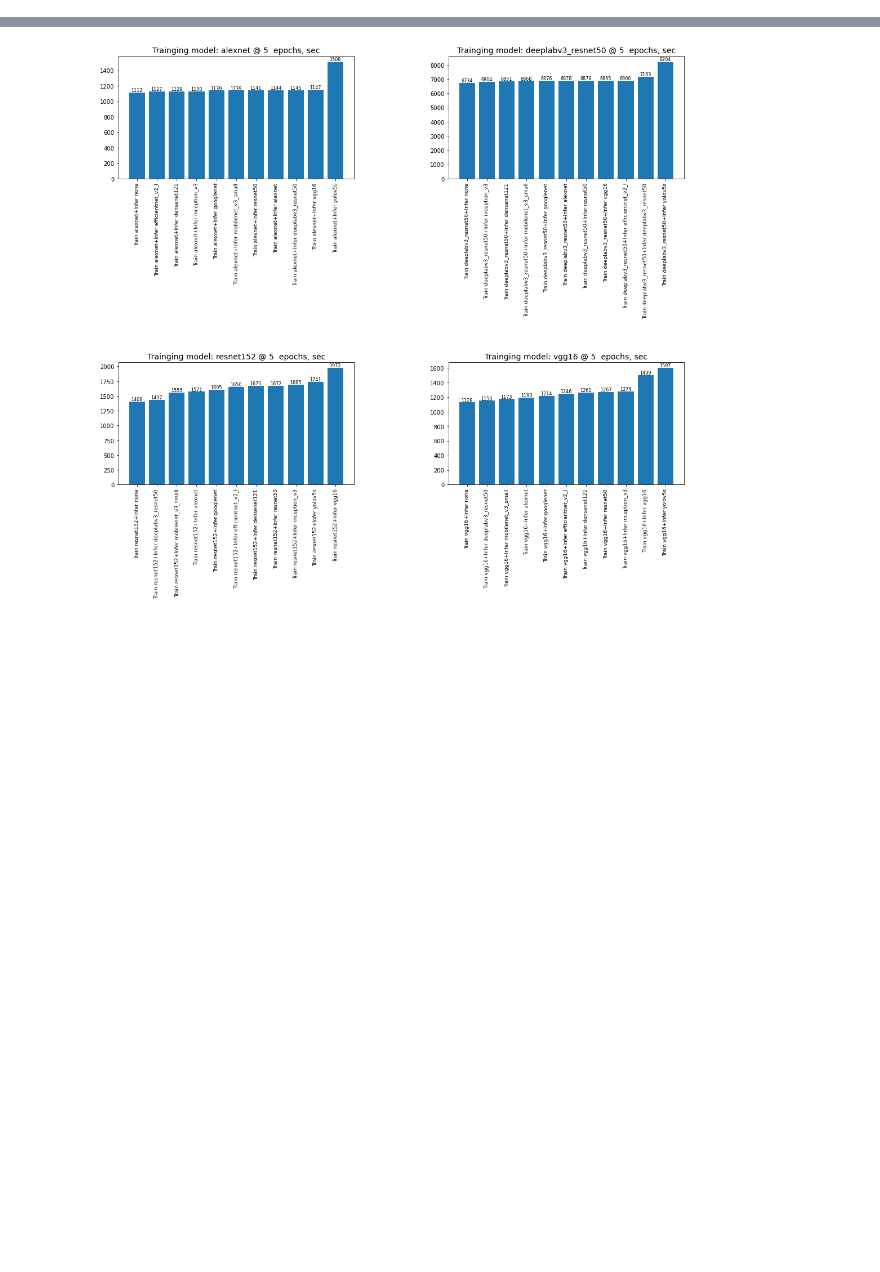
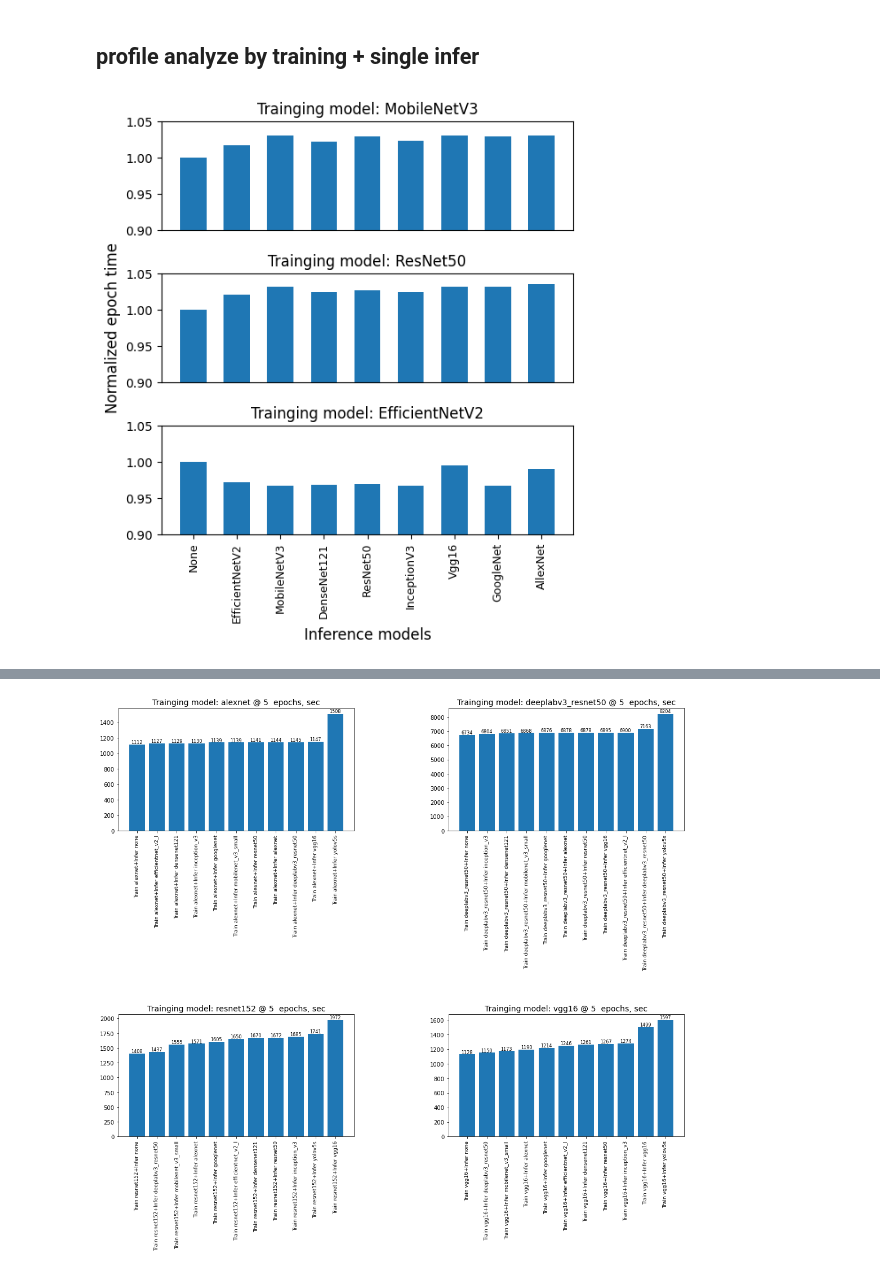
Before and after one commit to royliuyu/Corun-AI-client-server, a Jupyter notebook: script/plotting_training.ipynb, the cells around one changed output, grey strips where cells are left out. Drawn from its saved outputs; the diff is of its cells as text; code cells hidden in the pictures; blank space fills up the shorter version.

```diff
--- a/script/plotting_training.ipynb
+++ b/script/plotting_training.ipynb
@@ -0,0 +101,79 @@
+# %% [markdown]
+## profile analyze by training + single infer
+# %%
+### 2.2 normalized training opoch time
+import matplotlib.pyplot as plt
+import re
+import pandas as pd
+import numpy as np
+
+# file = '../result/log/profiler_log_20230211000401.csv'
+file = '../paper/data/training_duration_by_infer_model_profiler_log_20230414202419.csv'
+
+df = pd.read_csv(file)
+# train_models = np.unique(df['train_configure'])
+train_models=[
+    "{'arch': 'mobilenet_v3_small', 'workers': 1, 'epochs': 10, 'batch_size': 256, 'image_size': 224, 'device': 'cuda'}",\
+    "{'arch': 'resnet50', 'workers': 1, 'epochs': 10, 'batch_size': 64, 'image_size': 224, 'device': 'cuda'}",\
+    "{'arch': 'efficientnet_v2_l', 'workers': 1, 'epochs': 10, 'batch_size': 8, 'image_size': 224, 'device': 'cuda'}"
+       ]
+
+model_dict = {'none':'None', 'efficientnet_v2_l':'EfficientNetV2','mobilenet_v3_small':'MobileNetV3','densenet121':'DenseNet121', \
+            'resnet50':'ResNet50', 'inception_v3':'InceptionV3',\
+            'vgg16':'Vgg16', 'googlenet':'GoogleNet', 'alexnet':'AllexNet'}
+
+def str2model_name(string):# extra 'alexnet' from string of {'arch': 'alexnet', 'workers': 1, 'epochs': 5, 'batch_size': 1024, 'image_size': 224, 'device': 'cuda'}
+    string = re.findall(r'{(.+)}', string)[0]
+    arch_dict= string.split(',')[0]  # get 'arch': 'none' , 'arch': 'yolov5s', ...
+    model_name = arch_dict.split(':')[1]
+    model_name = re.findall(r'\'(.+)\'',model_name)[0]  ## extract str from 'str', e.g. yolov5s from 'yolov5s'
+    return model_name
+
+plot=plt.figure(figsize=(6,1.2))
+plt.subplots_adjust(left=None,bottom=None,right=None,top=4,wspace=0.5,hspace=0.4)
+dur_array= [[]]
+for j, train_model in enumerate(train_models):
+    train_model_name = str2model_name(train_model)
+    train_model_name_new = model_dict[train_model_name] ## ROY to replace the model name with offial ones
+#     print(train_model_name)
+    data = df.where(df['train_configure']== train_model).dropna()
+    task_name_list = []
+    dur_list = []
+    plt.subplot(3,1,j+1) # e.g
+    for conf in data['infer_configure']:
+        infer_model_name = str2model_name(conf)
+#     for infer_model_name in model_dict.keys():
+#         task_name = 'Train '+train_model_name+ '+' +'Infer '+ infer_model_name
+        task_name = infer_model_name
+        task_name_list.append(task_name)
+    for dur_str in data['result']:
+        dur = re.findall(r'([0-9]+.[0-9]+)',dur_str)[0] # string to value
+        dur=float(dur) #float
+        dur_list.append(dur)
+#         if j == 0: base_value = dur_list[0]  # compare with dur_list[0][0] ##normalize
+#     dur_list = np.array(dur_list)/base_value ##normalize
+    dur_list = np.array(dur_list)/dur_list[0] ##normalize
+    dur_list =dur_list.tolist() ##normalize
+
+    x = range(len(dur_list))
+    data_frame = pd.DataFrame({'task':task_name_list, 'dur':dur_list})
+    data_frame.replace(model_dict, inplace= True)  ## replace model name for displacing
+    if j== 1: plt.ylabel('Normalized epoch time',fontsize = 12)
+    plt.title('Trainging model: '+train_model_name_new, fontsize= 12)
+    max_value = np.min(data_frame['dur'].values)
+#     plt.ylim(max_value-0.1, max_value*1.05)
+    plt.ylim(0.9, 1.05)
+    plt.bar(data_frame['task'],data_frame['dur'], width = 0.6)
+    dur_list=data_frame['dur'].tolist()
+    plt.xticks(fontsize= 9, rotation = 90)  #set label size
+    if j == len(train_models)- 1: ## just print the xlable, xticks in the last subfig
+        plt.xticks(fontsize= 9, rotation = 90)  #set label size
+        plt.xlabel('Inference models',fontsize = 12)
+    else:
+        plt.xticks([])
+#     for i in range(len(dur_list)):
+#         plt.text(i-.3, dur_list[i]/10+3, int(dur_list[i])/10, fontsize =8)
+
+plt.savefig('../paper/images/train_normalized.pdf',dpi=600, bbox_inches='tight')
+# %% [output]
+[figure, added]
```
Also changed, not shown: parts of 13 cells of this notebook, 13 other files.
